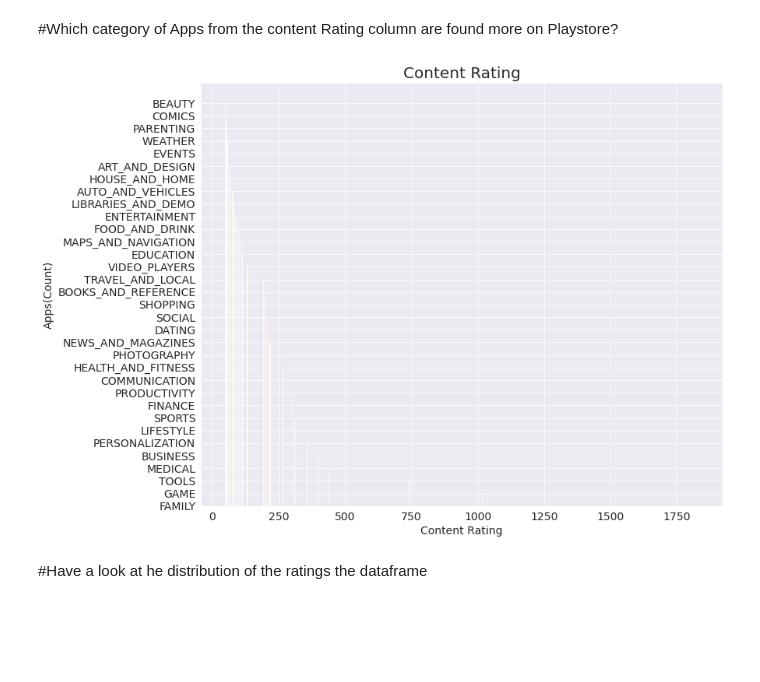
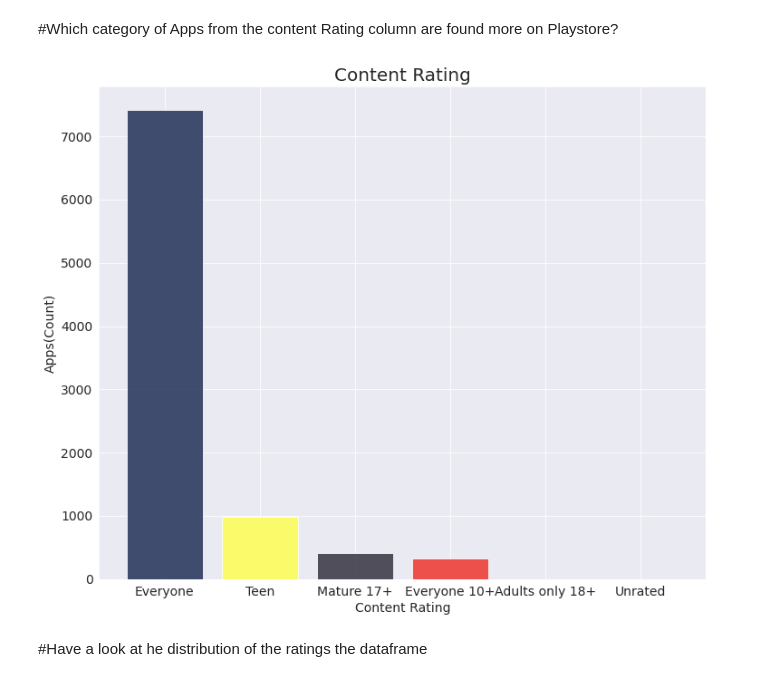
Before and after one commit to pdpranavkumar/Machine-Learning-Models, a Jupyter notebook: Play_Store_App_Review_Analysis_Pranav_Dhabale_Capstone_Project.ipynb, the cells around one changed output. Saved outputs shown, nothing was run; the diff lists cells and outputs as text; code cells hidden in the pictures; blank space fills up the shorter version.

```diff
--- a/Play_Store_App_Review_Analysis_Pranav_Dhabale_Capstone_Project.ipynb
+++ b/Play_Store_App_Review_Analysis_Pranav_Dhabale_Capstone_Project.ipynb
@@ -17,7 +17,7 @@ import seaborn as sns
 %matplotlib inline
 sns.set_style('darkgrid')
 matplotlib.rcParams['font.size'] = 14
-matplotlib.rcParams['figure.figsize'] = (9, 5)
+matplotlib.rcParams['figure.figsize'] = (15, 9)
 matplotlib.rcParams['figure.facecolor'] = '#00000000'
 # %% [markdown]
 #First we have to mount the data  store.
@@ -491,13 +491,13 @@ for i in range(len(x2)):
   x2axis.append(x2[i])
   y2axis.append(y2[i])
 # %%
-plt.figure(figsize=(12,10))
-plt.bar(xaxis, yaxis,width=0.8,color=['#15244C','#FFFF48','#292734','#EF2920','#CD202D','#ECC5F2'], alpha=0.8);
+fig=plt.figure(figsize=(12,10))
+plt.bar(x2axis, y2axis, width=0.8,color=['#15244C','#FFFF48','#292734','#EF2920','#CD202D','#ECC5F2'], alpha=0.8);
 plt.title('Content Rating',size = 20);
 plt.ylabel('Apps(Count)');
 plt.xlabel('Content Rating');
 # %% [output]
-[figure, old version]
+[figure, new version]
 # %% [markdown]
 #Have a look at he distribution of the ratings the dataframe
 # %%
```
Also changed, not shown: parts of 7 cells of this notebook.
